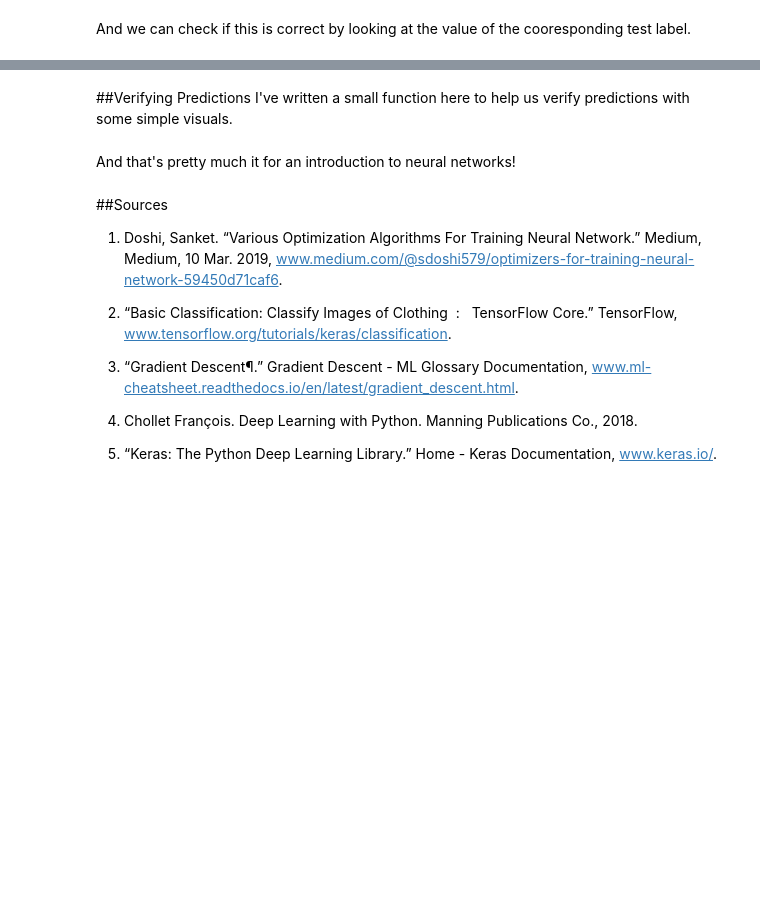
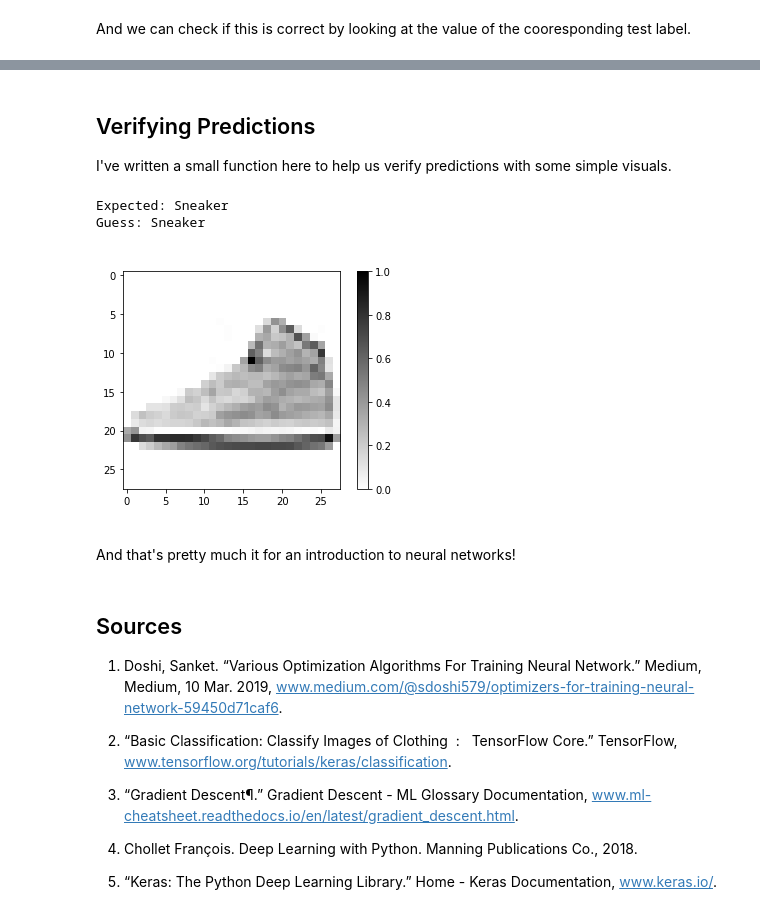
Before and after one commit to miguelsilva5989/tensor-flow-tutorial, a Jupyter notebook: Neural_Networks.ipynb, the cells around one changed output, grey strips where cells are left out. Drawn from its saved outputs; the diff is of its cells as text; code cells hidden in the pictures; blank space fills up the shorter version.

```diff
--- a/Neural_Networks.ipynb
+++ b/Neural_Networks.ipynb
@@ -272,5 +348,5 @@ test_labels[0]
 # %% [markdown]
-##Verifying Predictions
+## Verifying Predictions
 I've written a small function here to help us verify predictions with some simple visuals.
 # %%
 COLOR = 'white'
@@ -282,38 +358,44 @@ def predict(model, image, correct_label):
                'Sandal', 'Shirt', 'Sneaker', 'Bag', 'Ankle boot']
   prediction = model.predict(np.array([image]))
   predicted_class = class_names[np.argmax(prediction)]
 
   show_image(image, class_names[correct_label], predicted_class)
 
 
 def show_image(img, label, guess):
   plt.figure()
   plt.imshow(img, cmap=plt.cm.binary)
-  plt.title("Excpected: " + label)
+  print("Expected: " + label)
+  print("Guess: " + guess)
+  plt.title("Expected: " + label)
   plt.xlabel("Guess: " + guess)
   plt.colorbar()
   plt.grid(False)
   plt.show()
 
 
 def get_number():
   while True:
     num = input("Pick a number: ")
     if num.isdigit():
       num = int(num)
       if 0 <= num <= 1000:
         return int(num)
     else:
       print("Try again...")
 
 num = get_number()
 image = test_images[num]
 label = test_labels[num]
 predict(model, image, label)
+# %% [output]
+Expected: Sneaker
+Guess: Sneaker
+[figure, added]
 # %% [markdown]
 And that's pretty much it for an introduction to neural networks!
 # %% [markdown]
-##Sources
+## Sources
 
 1. Doshi, Sanket. “Various Optimization Algorithms For Training Neural Network.” Medium, Medium, 10 Mar. 2019, www.medium.com/@sdoshi579/optimizers-for-training-neural-network-59450d71caf6.
 
```
Also changed, not shown: parts of 19 cells of this notebook.
